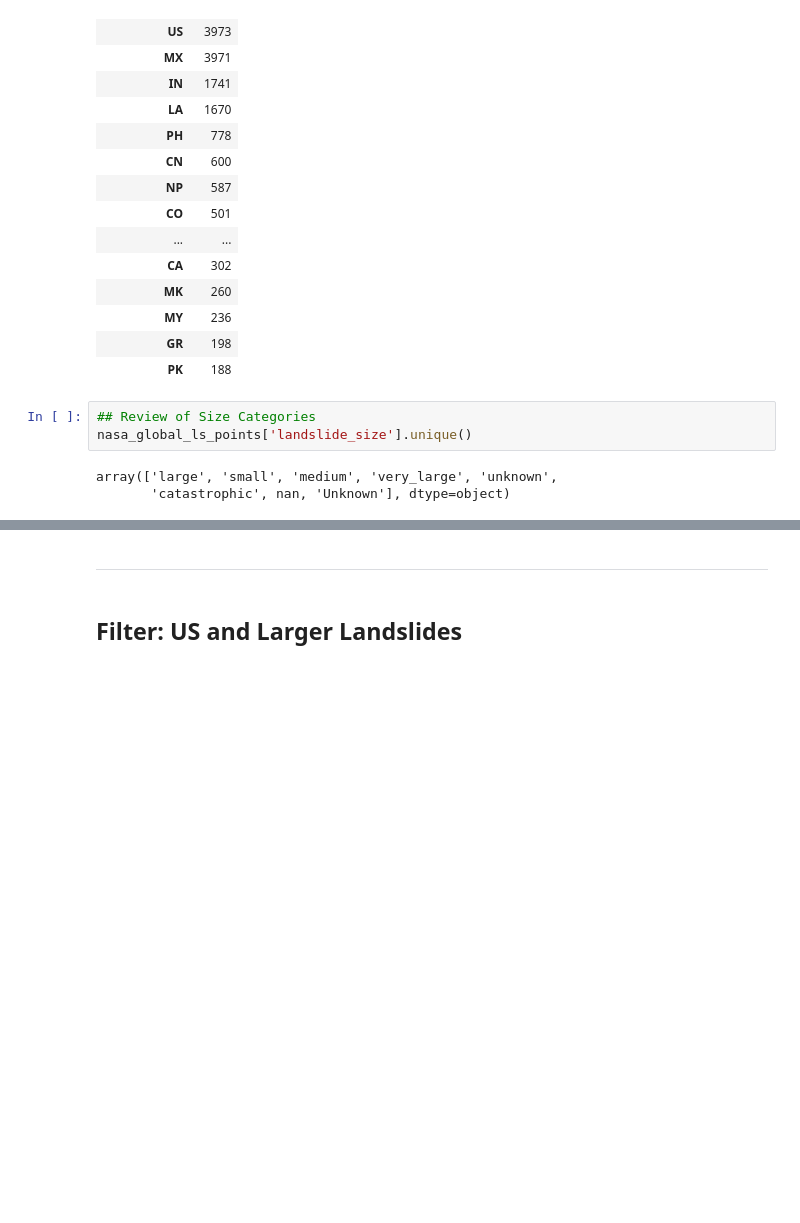
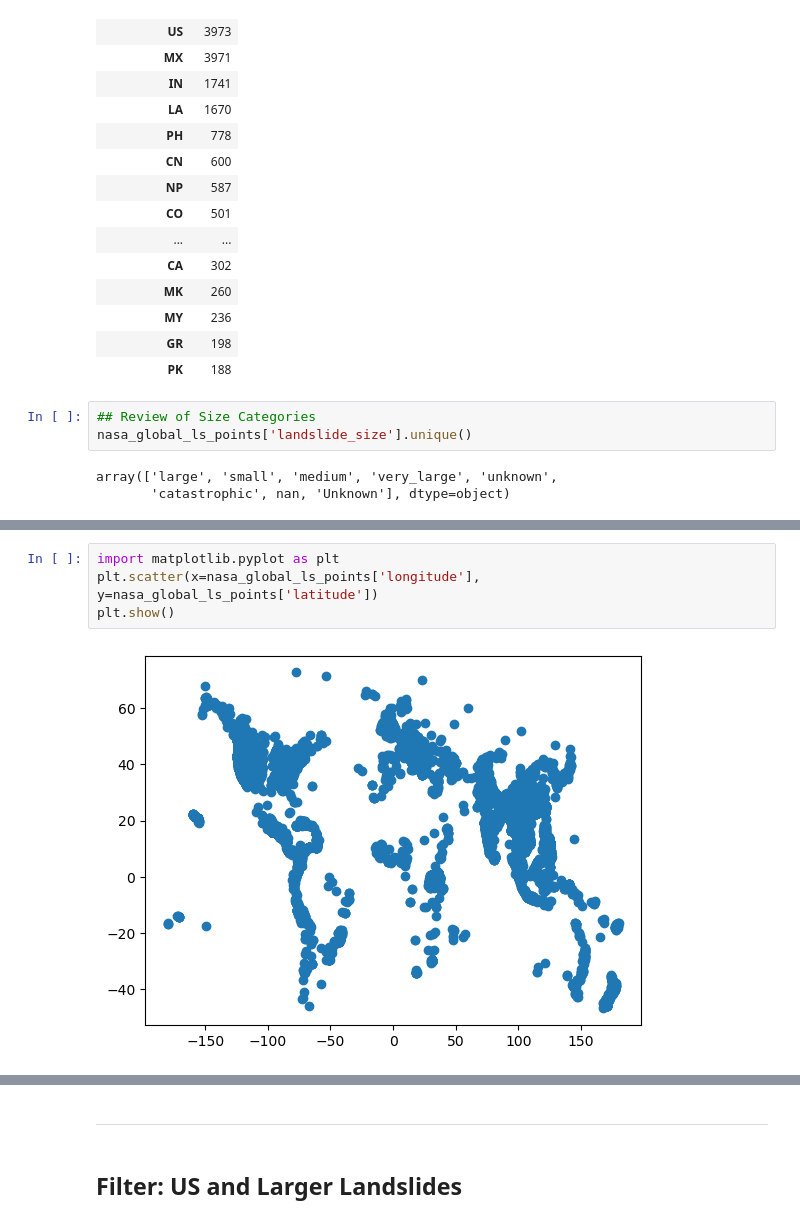
Before and after one commit to eltsvetk/DS6050_Project, a Jupyter notebook: USGS_Landslide.ipynb, the cells around one changed output, grey strips where cells are left out. Cells and saved outputs as stored; diff of their text form; blank space fills up the shorter version.

Commit message:
Updating USGS_Landslide.ipynb with map visualizations of USGS landslide data

```diff
--- a/USGS_Landslide.ipynb
+++ b/USGS_Landslide.ipynb
@@ -229,0 +236,6 @@ array(['large', 'small', 'medium', 'very_large', 'unknown',
+# %%
+import matplotlib.pyplot as plt
+plt.scatter(x=nasa_global_ls_points['longitude'], y=nasa_global_ls_points['latitude'])
+plt.show()
+# %% [output]
+[figure, added]
```
Also changed, not shown: parts of 25 cells of this notebook.
